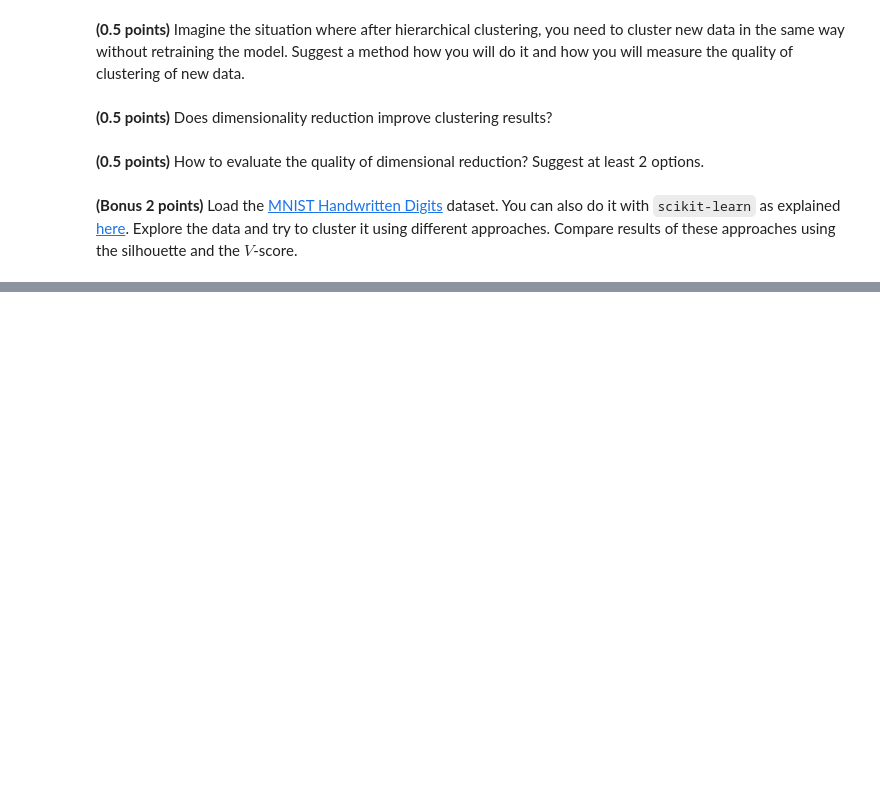
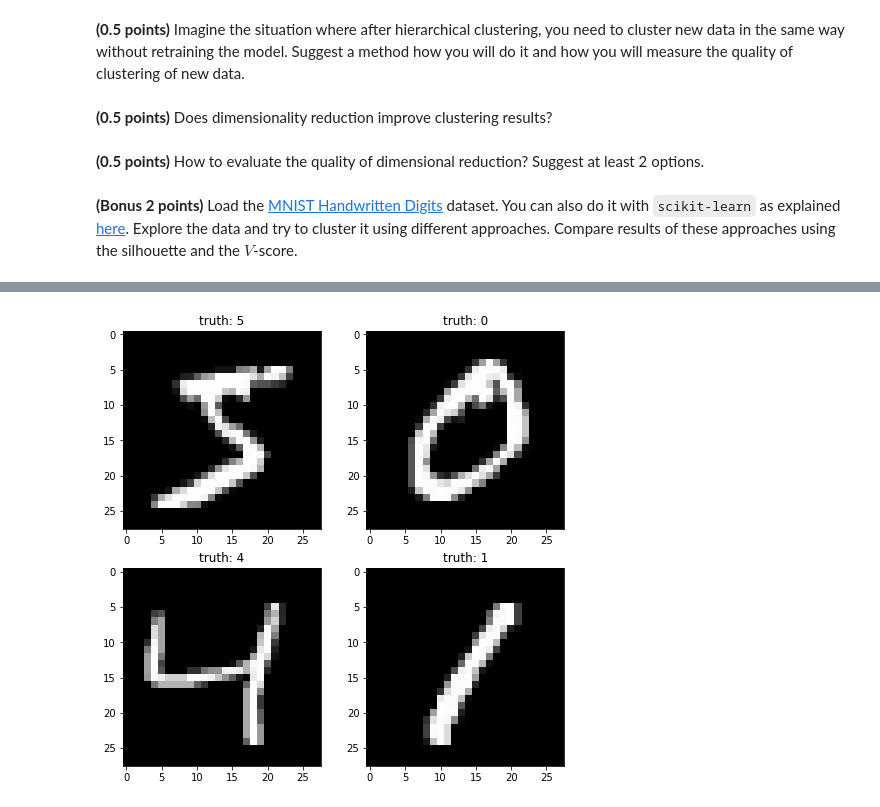
Before and after one commit to Sergo448/rolling-scopes-school-AI-MachineLearning, a Jupyter notebook: clustering.ipynb, the cells around one changed output, grey strips where cells are left out. Drawn from its saved outputs; the diff is of its cells as text; code cells hidden in the pictures; blank space fills up the shorter version.

```diff
--- a/clustering.ipynb
+++ b/clustering.ipynb
@@ -367,3 +367,6 @@ Write in free form what conclusions you made after completing this assignment. A
 **(0.5 points)** How to evaluate the quality of dimensional reduction? Suggest at least 2 options.
 # %% [markdown]
 **(Bonus 2 points)** Load the [MNIST Handwritten Digits](http://yann.lecun.com/exdb/mnist) dataset. You can also do it with `scikit-learn` as explained [here](https://stackoverflow.com/a/60450028). Explore the data and try to cluster it using different approaches. Compare results of these approaches using the silhouette and the $V$-score.
+# %%
+from sklearn.datasets import fetch_openml
+raw_data, raw_labels = fetch_openml('mnist_784', version=1, return_X_y=True)
@@ -369,0 +392,16 @@ Write in free form what conclusions you made after completing this assignment. A
+# %%
+nsamples = 15_000
+data = raw_data[:nsamples]
+labels = raw_labels[:nsamples]
+# %%
+data = data / 255.
+labels = labels.astype('int')
+images = data.values.reshape(data.shape[0], 28, 28)
+# %%
+plt.figure(figsize=(8,8))
+for i in range(4):
+    plt.subplot(2,2,i+1)
+    plt.imshow(images[i])
+    plt.title('truth: {}'.format(labels[i]))
+# %% [output]
+[figure, added]
```
Also changed, not shown: parts of 6 cells of this notebook.
